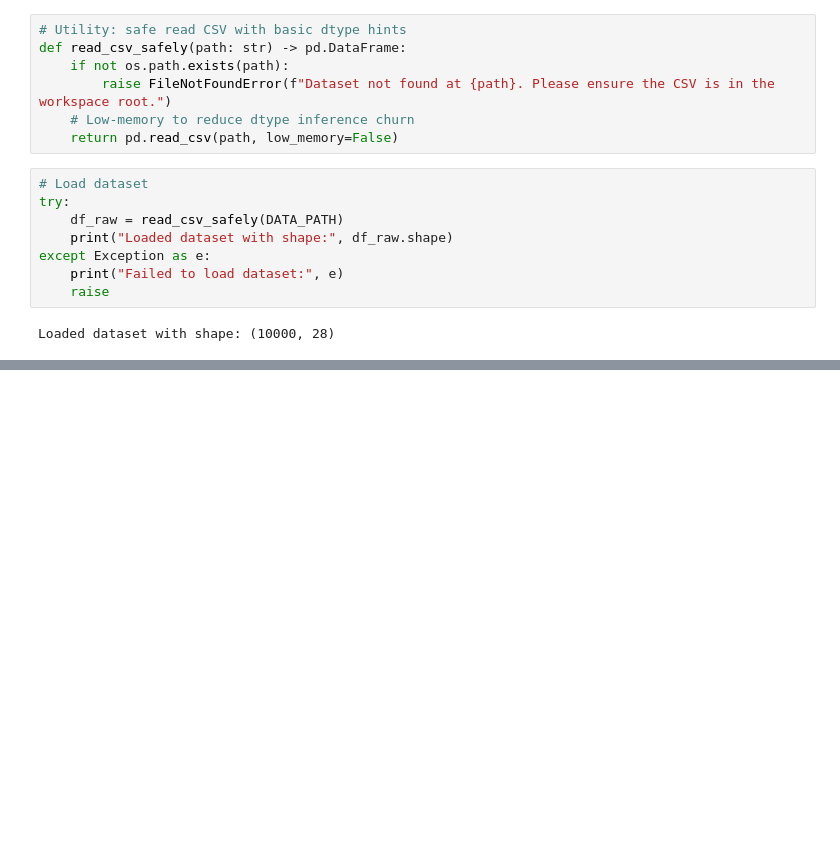
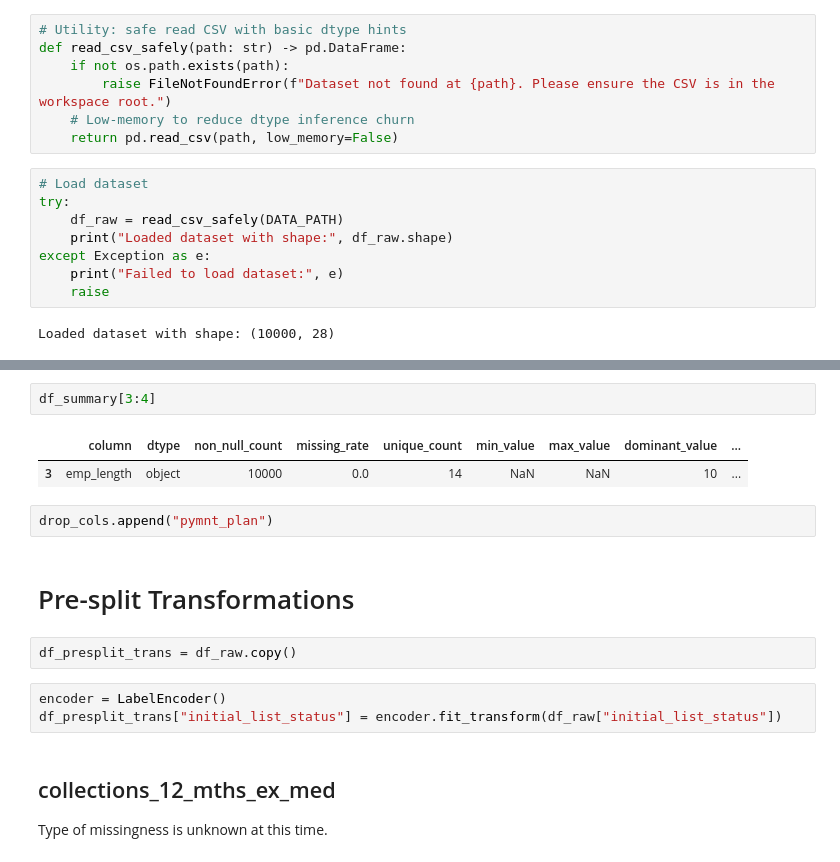
Before and after one commit to 37signals37/lending_club, a Jupyter notebook: dataset_validation.ipynb, the cells around one changed output, grey strips where cells are left out. Saved outputs shown, nothing was run; the diff lists cells and outputs as text; blank space fills up the shorter version.

```diff
--- a/dataset_validation.ipynb
+++ b/dataset_validation.ipynb
@@ -231,0 +349,17 @@ df_summary
+# %%
+df_summary[3:4]
+# %% [output]
+|  | column | dtype | non_null_count | missing_rate | unique_count | min_value | max_value | dominant_value | ... |
+| 3 | emp_length | object | 10000 | 0.0 | 14 | NaN | NaN | 10 | ... |
+# %%
+drop_cols.append("pymnt_plan")
+# %% [markdown]
+# Pre-split Transformations
+# %%
+df_presplit_trans = df_raw.copy()
+# %%
+encoder = LabelEncoder()
+df_presplit_trans["initial_list_status"] = encoder.fit_transform(df_raw["initial_list_status"])
+# %% [markdown]
+## collections_12_mths_ex_med
+Type of missingness is unknown at this time.
```
Also changed, not shown: parts of 37 cells of this notebook, 4 other files.
